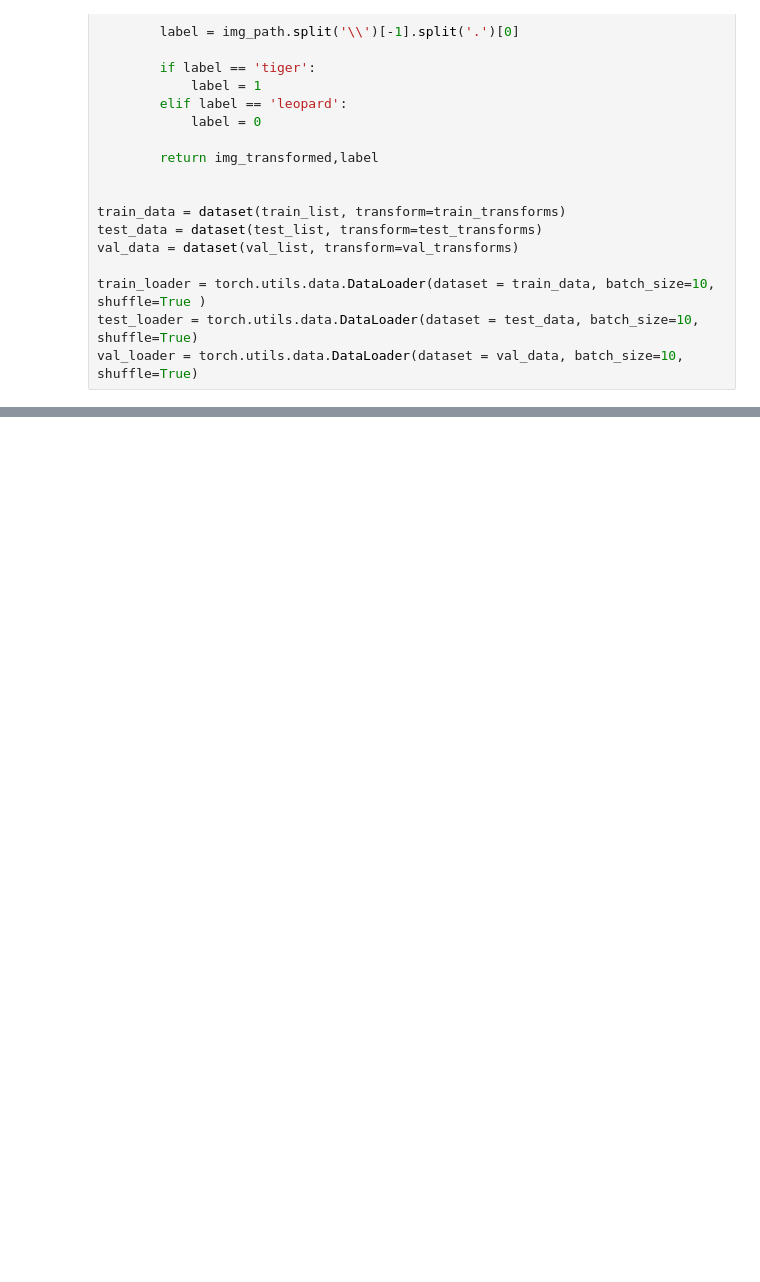
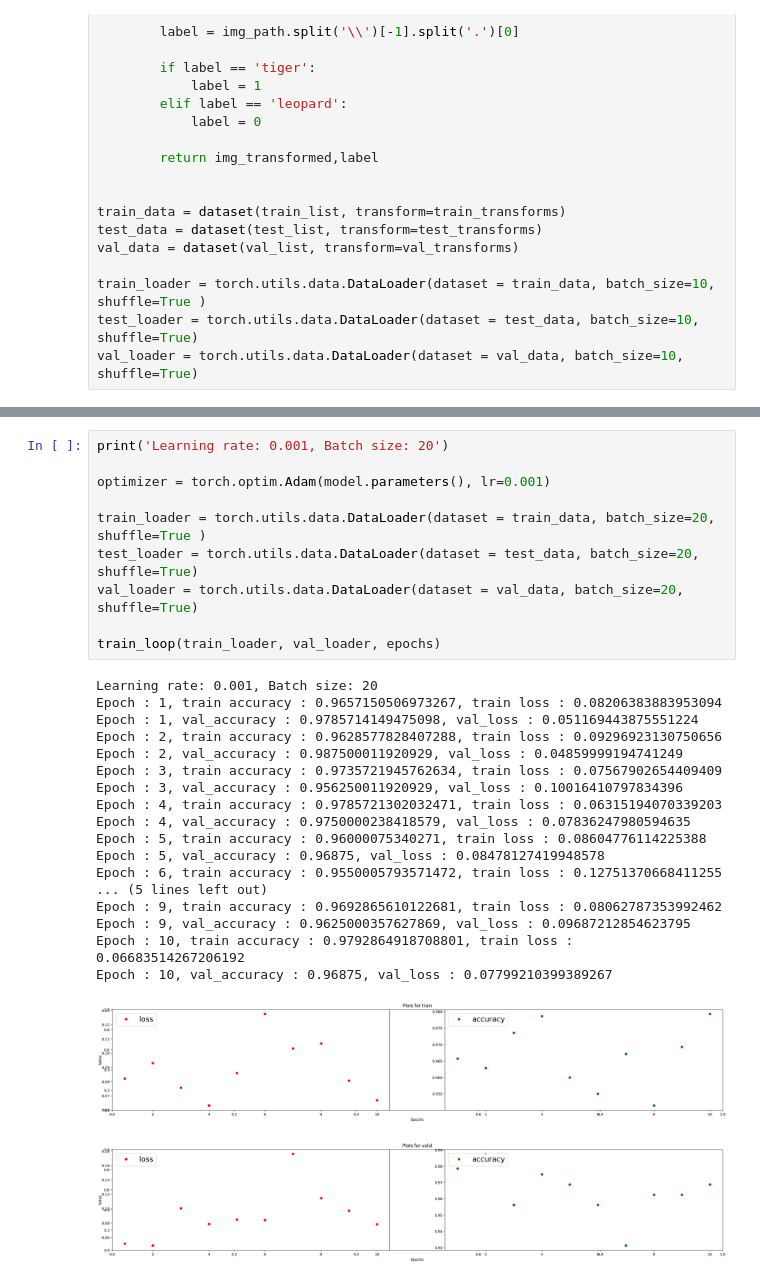
Before and after one commit to Cure232/AP_Lab5, a Jupyter notebook: ap_lab5.ipynb, the cells around one changed output, grey strips where cells are left out. Drawn from its saved outputs; the diff is of its cells as text; blank space fills up the shorter version.

```diff
--- a/ap_lab5.ipynb
+++ b/ap_lab5.ipynb
@@ -354,0 +433,30 @@ AttributeError: 'tuple' object has no attribute 'to'
+# %%
+print('Learning rate: 0.001, Batch size: 20')
+
+optimizer = torch.optim.Adam(model.parameters(), lr=0.001)
+
+train_loader = torch.utils.data.DataLoader(dataset = train_data, batch_size=20, shuffle=True )
+test_loader = torch.utils.data.DataLoader(dataset = test_data, batch_size=20, shuffle=True)
+val_loader = torch.utils.data.DataLoader(dataset = val_data, batch_size=20, shuffle=True)
+
+train_loop(train_loader, val_loader, epochs)
+# %% [output]
+Learning rate: 0.001, Batch size: 20
+Epoch : 1, train accuracy : 0.9657150506973267, train loss : 0.08206383883953094
+Epoch : 1, val_accuracy : 0.9785714149475098, val_loss : 0.051169443875551224
+Epoch : 2, train accuracy : 0.9628577828407288, train loss : 0.09296923130750656
+Epoch : 2, val_accuracy : 0.987500011920929, val_loss : 0.04859999194741249
+Epoch : 3, train accuracy : 0.9735721945762634, train loss : 0.07567902654409409
+Epoch : 3, val_accuracy : 0.956250011920929, val_loss : 0.10016410797834396
+Epoch : 4, train accuracy : 0.9785721302032471, train loss : 0.06315194070339203
+Epoch : 4, val_accuracy : 0.9750000238418579, val_loss : 0.07836247980594635
+Epoch : 5, train accuracy : 0.96000075340271, train loss : 0.08604776114225388
+Epoch : 5, val_accuracy : 0.96875, val_loss : 0.08478127419948578
+Epoch : 6, train accuracy : 0.9550005793571472, train loss : 0.12751370668411255
+... (5 lines left out)
+Epoch : 9, train accuracy : 0.9692865610122681, train loss : 0.08062787353992462
+Epoch : 9, val_accuracy : 0.9625000357627869, val_loss : 0.09687212854623795
+Epoch : 10, train accuracy : 0.9792864918708801, train loss : 0.06683514267206192
+Epoch : 10, val_accuracy : 0.96875, val_loss : 0.07799210399389267
+[figure, added]
+[figure, added]
```
Also changed, not shown: parts of 9 cells of this notebook.
